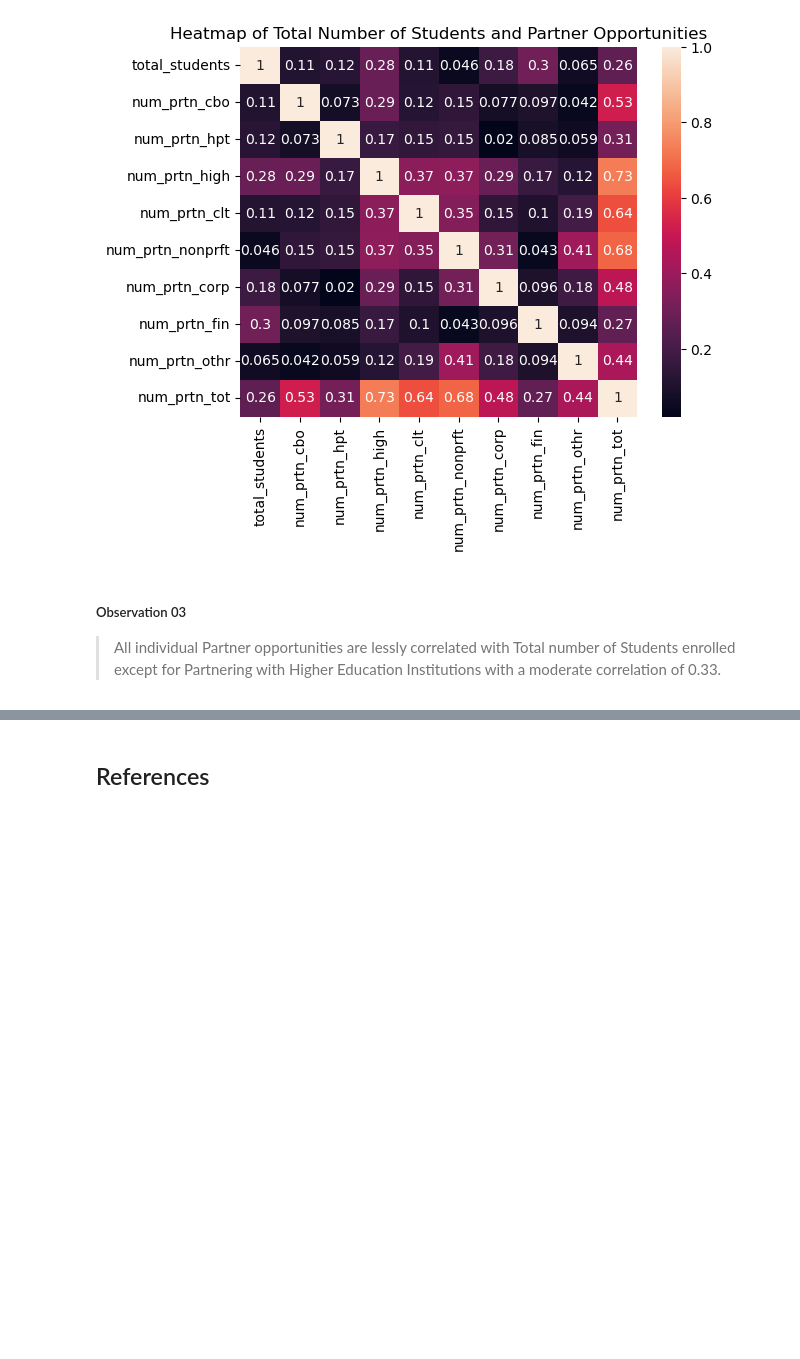
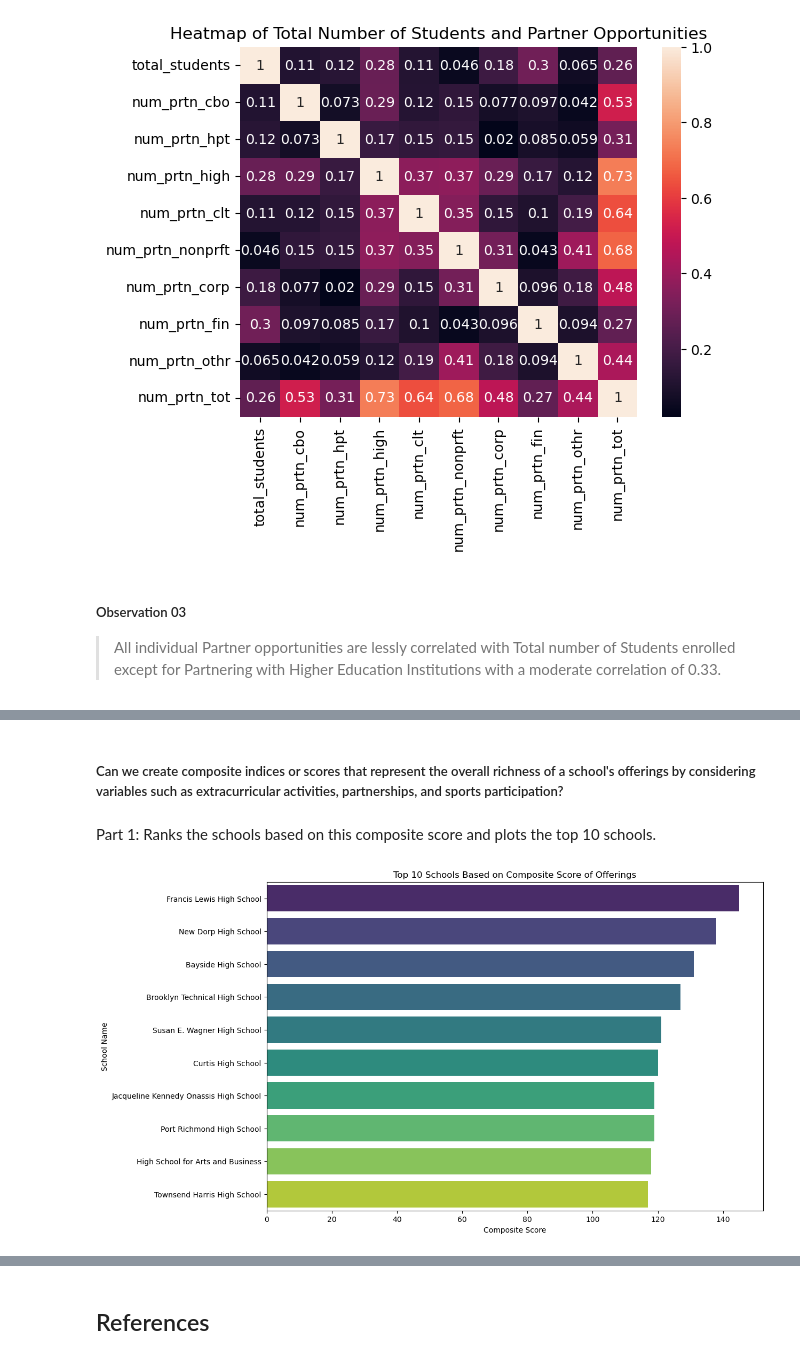
Before and after one commit to nikkirastogi/Analysis-of-schools-in-each-borough-of-NYC, a Jupyter notebook: DataAnalysis.ipynb, the cells around one changed output, grey strips where cells are left out. Drawn from its saved outputs; the diff is of its cells as text; code cells hidden in the pictures; blank space fills up the shorter version.

```diff
--- a/analysis.ipynb
+++ b/DataAnalysis.ipynb
@@ -459,0 +443,8 @@ In conclusion, there is a **Moderately Positive Correlation** between Students e
+# %% [markdown]
+##### Can we create composite indices or scores that represent the overall richness of a school's offerings by considering variables such as  extracurricular activities, partnerships, and sports participation?
+# %% [markdown]
+Part 1: Ranks the schools based on this composite score and plots the top 10 schools.
+# %%
+obj_inferences.research_ques4_bar()
+# %% [output]
+[figure, added]
```
Also changed, not shown: parts of 21 cells of this notebook, 9 other files.
